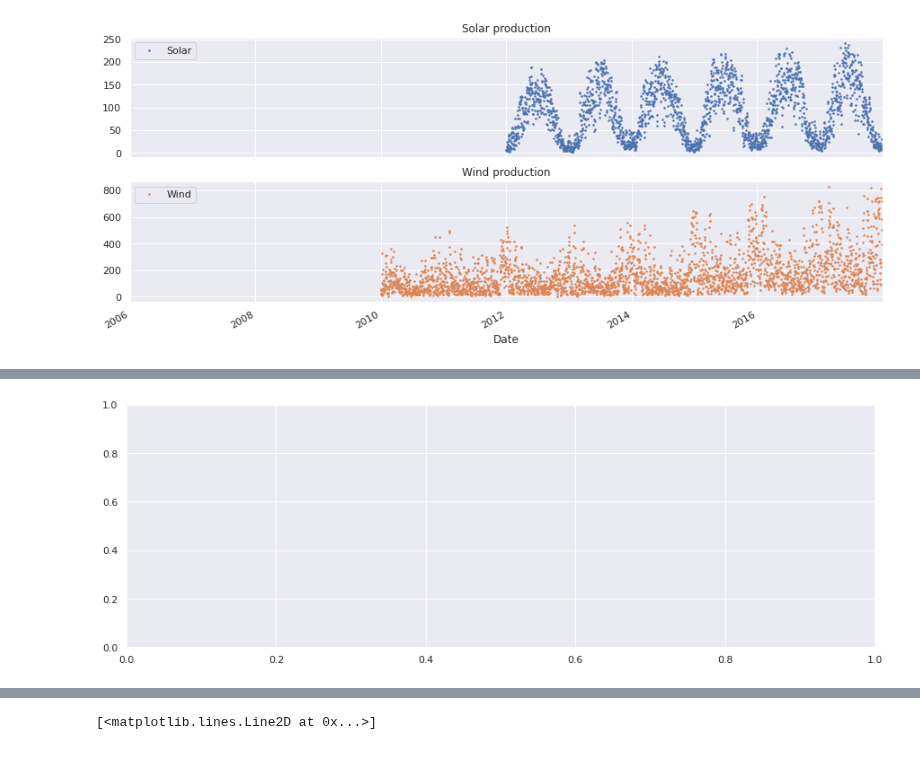
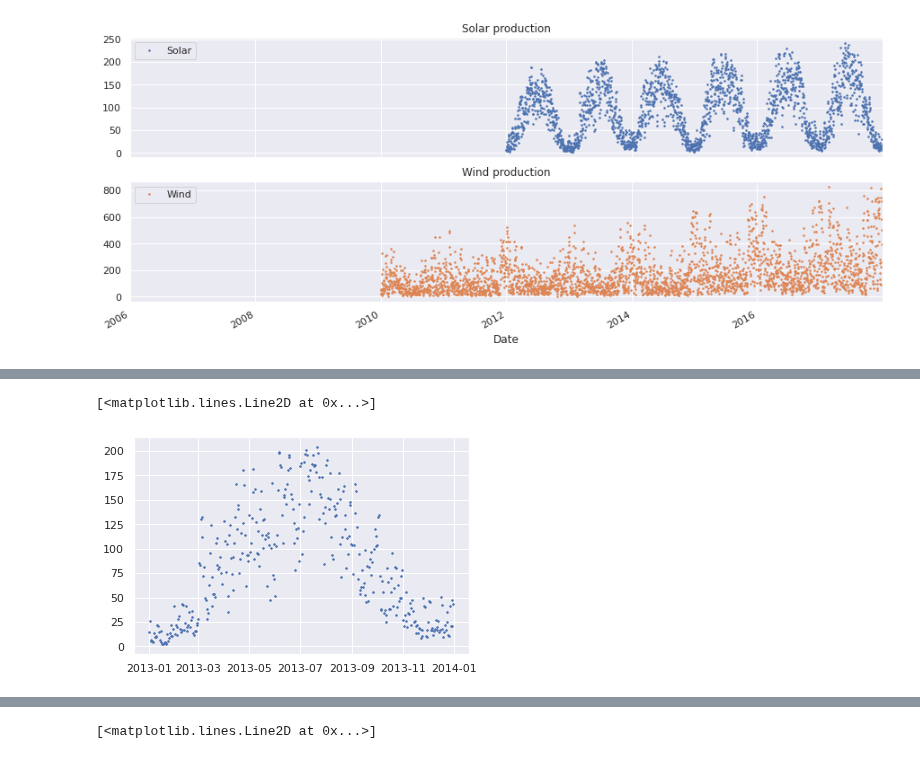
Before and after one commit to fbagattini/Lezioni, a Jupyter notebook: Analisi e Forecast di Serie Temporali con Python - Parte I.ipynb, the cells around one changed output, grey strips where cells are left out. Drawn from its saved outputs; the diff is of its cells as text; code cells hidden in the pictures.

```diff
--- a/Gestione di Serie Temporali con Python - Parte I.ipynb
+++ b/Analisi e Forecast di Serie Temporali con Python - Parte I.ipynb
@@ -686,4 +731,5 @@ fig, ax = plt.subplots()
-# %%
-fig, ax = plt.subplots(figsize=(15, 5))
-# %% [output]
-[figure, removed]
+# %%
+plt.plot(df['Solar']['2013'], linestyle='', marker='.', markersize=3)
+# %% [output]
+[<matplotlib.lines.Line2D at 0x...>]
+[figure, added]
```
Also changed, not shown: parts of 63 cells of this notebook, 3 other files.
